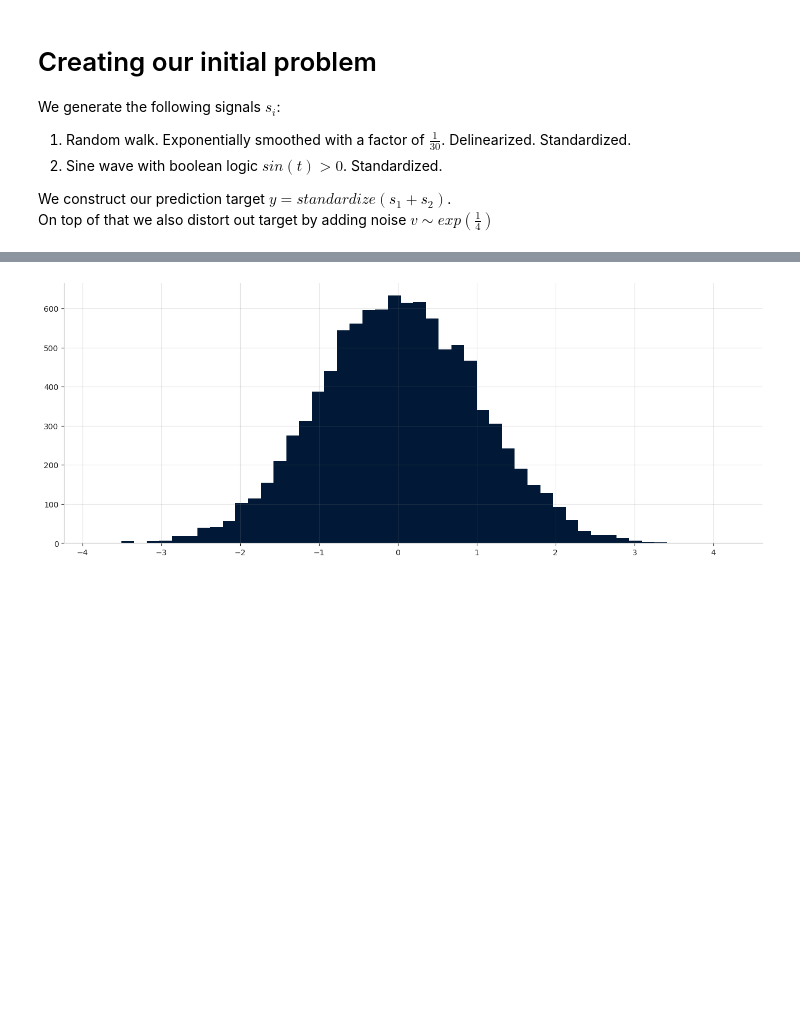
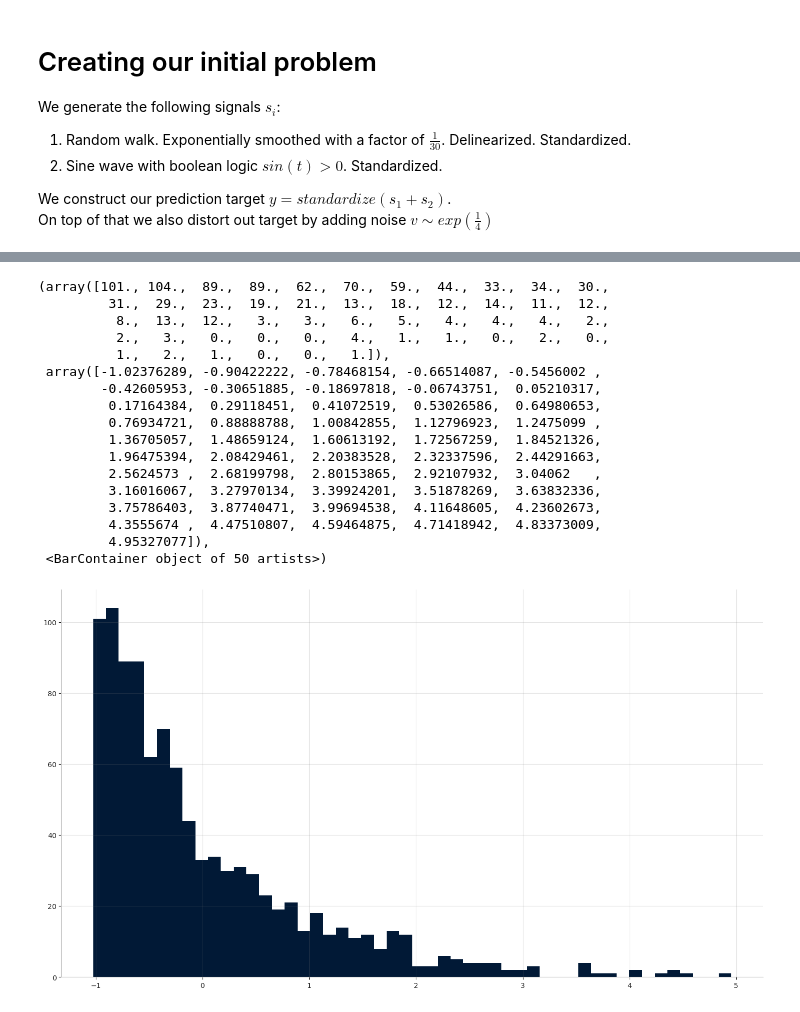
Before and after one commit to mks9900/gaussian_processes, a Jupyter notebook: gpytorch/002-gaussian-processes_pymc.ipynb, the cells around one changed output, grey strips where cells are left out. Drawn from its saved outputs; the diff is of its cells as text; code cells hidden in the pictures; blank space fills up the shorter version.

```diff
--- a/gpytorch/002-gaussian-processes_pymc.ipynb
+++ b/gpytorch/002-gaussian-processes_pymc.ipynb
@@ -85,7 +85,24 @@ plt.show()
 # %%
-plt.hist(noise.cpu().numpy(), bins=50)
+plt.hist(noise, bins=50)
 # %% [output]
+(array([101., 104.,  89.,  89.,  62.,  70.,  59.,  44.,  33.,  34.,  30.,
+         31.,  29.,  23.,  19.,  21.,  13.,  18.,  12.,  14.,  11.,  12.,
+          8.,  13.,  12.,   3.,   3.,   6.,   5.,   4.,   4.,   4.,   2.,
+          2.,   3.,   0.,   0.,   0.,   4.,   1.,   1.,   0.,   2.,   0.,
+          1.,   2.,   1.,   0.,   0.,   1.]),
+ array([-1.02376289, -0.90422222, -0.78468154, -0.66514087, -0.5456002 ,
+        -0.42605953, -0.30651885, -0.18697818, -0.06743751,  0.05210317,
+         0.17164384,  0.29118451,  0.41072519,  0.53026586,  0.64980653,
+         0.76934721,  0.88888788,  1.00842855,  1.12796923,  1.2475099 ,
+         1.36705057,  1.48659124,  1.60613192,  1.72567259,  1.84521326,
+         1.96475394,  2.08429461,  2.20383528,  2.32337596,  2.44291663,
+         2.5624573 ,  2.68199798,  2.80153865,  2.92107932,  3.04062   ,
+         3.16016067,  3.27970134,  3.39924201,  3.51878269,  3.63832336,
+         3.75786403,  3.87740471,  3.99694538,  4.11648605,  4.23602673,
+         4.3555674 ,  4.47510807,  4.59464875,  4.71418942,  4.83373009,
+         4.95327077]),
+ <BarContainer object of 50 artists>)
-[figure, old version]
+[figure, new version]
 # %%
 # Create X and Y
 x = np.vstack([signal1, signal2]).T
```
Also changed, not shown: parts of 1 cell of this notebook, 22 other files.
